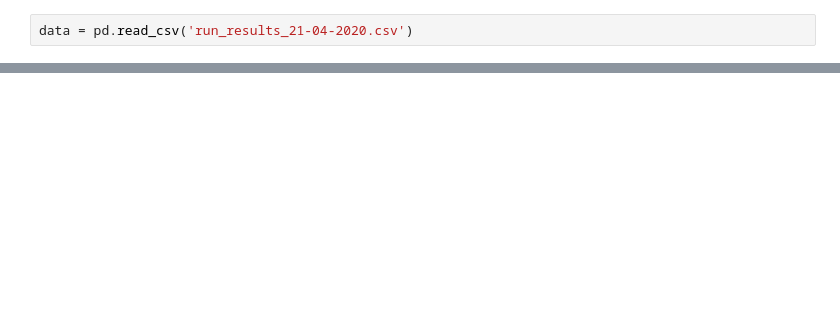
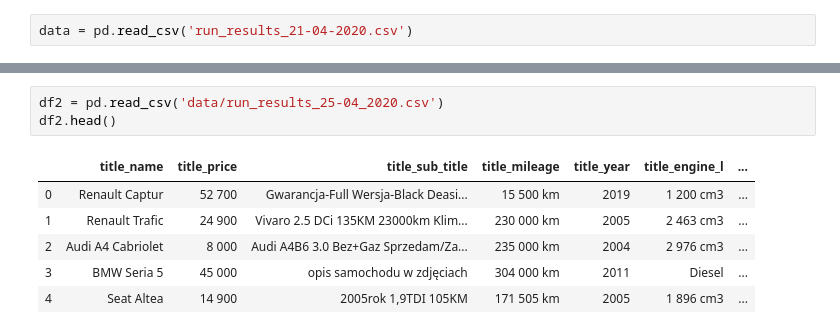
Before and after one commit to TomekQ13/Car_purchase, a Jupyter notebook: car_purchase_preprocessing.ipynb, the cells around one changed output, grey strips where cells are left out. Saved outputs shown, nothing was run; the diff lists cells and outputs as text; blank space fills up the shorter version.

```diff
--- a/car_purchase_preprocessing.ipynb
+++ b/car_purchase_preprocessing.ipynb
@@ -30,0 +132,10 @@ data.head()
+# %%
+df2 = pd.read_csv('data/run_results_25-04_2020.csv')
+df2.head()
+# %% [output]
+|  | title_name | title_price | title_sub_title | title_mileage | title_year | title_engine_l | ... |
+| 0 | Renault Captur | 52 700 | Gwarancja-Full Wersja-Black Deasi... | 15 500 km | 2019 | 1 200 cm3 | ... |
+| 1 | Renault Trafic | 24 900 | Vivaro 2.5 DCi 135KM 23000km Klim... | 230 000 km | 2005 | 2 463 cm3 | ... |
+| 2 | Audi A4 Cabriolet | 8 000 | Audi A4B6 3.0 Bez+Gaz Sprzedam/Za... | 235 000 km | 2004 | 2 976 cm3 | ... |
+| 3 | BMW Seria 5 | 45 000 | opis samochodu w zdjęciach | 304 000 km | 2011 | Diesel | ... |
+| 4 | Seat Altea | 14 900 | 2005rok 1,9TDI 105KM | 171 505 km | 2005 | 1 896 cm3 | ... |
```
Also changed, not shown: parts of 14 cells of this notebook.
